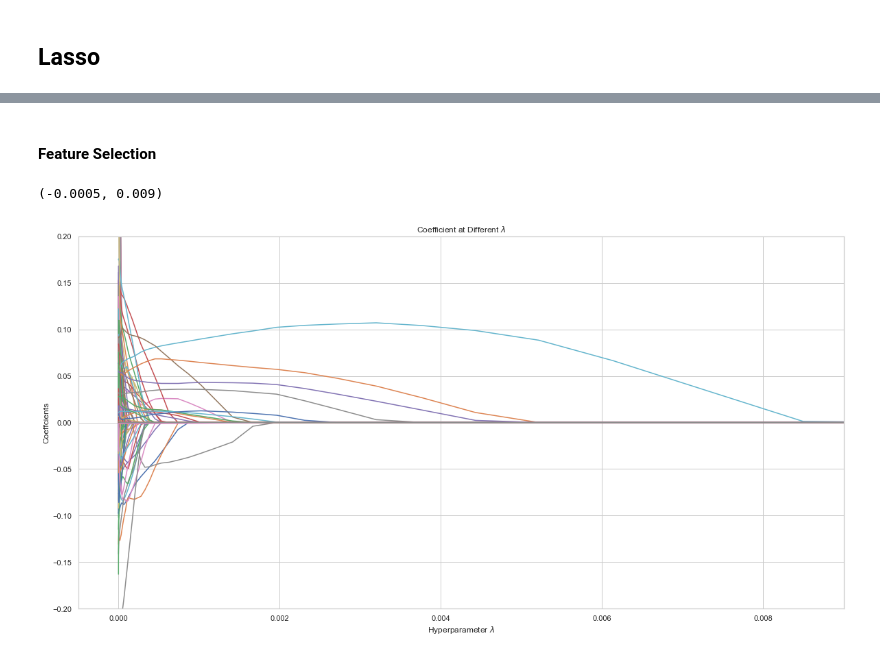
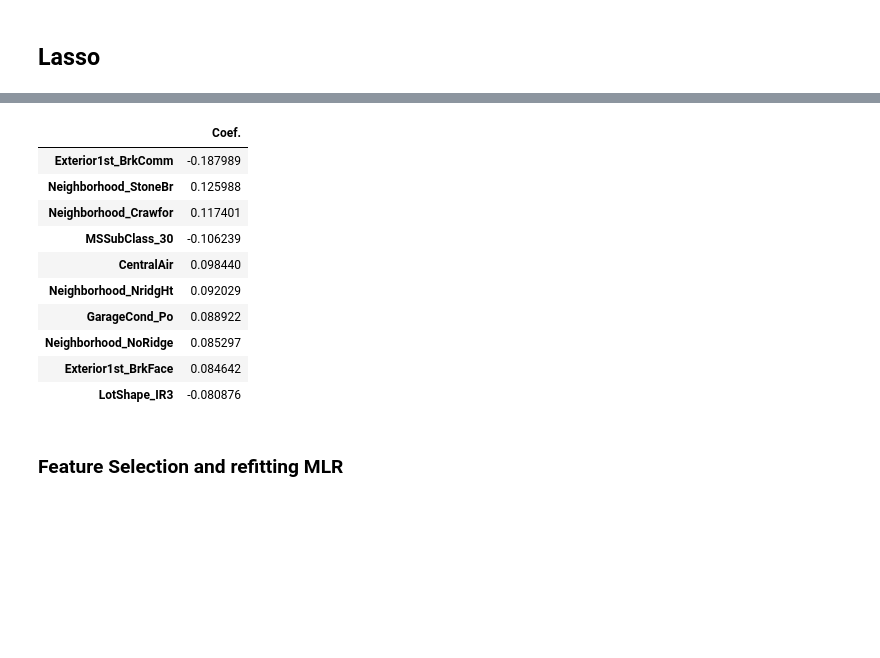
Before and after one commit to mwc201/Housing_Price_Prediction, a Jupyter notebook: ML_Models.ipynb, the cells around one changed output, grey strips where cells are left out. Saved outputs shown, nothing was run; the diff lists cells and outputs as text; code cells hidden in the pictures; blank space fills up the shorter version.

```diff
--- a/ML_Models.ipynb
+++ b/ML_Models.ipynb
@@ -199,0 +200,2 @@ ridgecv_coef.head(10)
+# %%
+lassocv = LassoCV(alphas = alpha_100, normalize = True, cv = 10, max_iter = 10000)
@@ -200,2 +218,19 @@ ridgecv_coef.head(10)
+# %%
+lassocv_coef = pd.DataFrame(lassocv.coef_, index = X.columns).rename(columns = {0:"Coef."})
+lassocv_imp = lassocv_coef[lassocv_coef["Coef."] > 0]
+lassocv_imp = lassocv_coef.reindex(lassocv_coef["Coef."].abs().sort_values(ascending = False).index)
+lassocv_imp.head(10)
+# %% [output]
+|  | Coef. |
+| Exterior1st_BrkComm | -0.187989 |
+| Neighborhood_StoneBr | 0.125988 |
+| Neighborhood_Crawfor | 0.117401 |
+| MSSubClass_30 | -0.106239 |
+| CentralAir | 0.098440 |
+| Neighborhood_NridgHt | 0.092029 |
+| GarageCond_Po | 0.088922 |
+| Neighborhood_NoRidge | 0.085297 |
+| Exterior1st_BrkFace | 0.084642 |
+| LotShape_IR3 | -0.080876 |
 # %% [markdown]
-#### Feature Selection
+### Feature Selection and refitting MLR
@@ -219,12 +236,0 @@ coefs_df = pd.DataFrame(alpha_coefs, index=alpha_lasso, columns = X.columns)
-# %%
-plt.figure(figsize=(20,10))
-for name in coefs_df.columns:
-    plt.plot(coefs_df.index, coefs_df[name], label=name);
-plt.xlabel(r'Hyperparameter $\lambda$')
-plt.ylabel(r'Coeffcients')
-plt.title('Coefficient at Different $\lambda$');
-plt.ylim(-.2,.2)
-plt.xlim(-.0005,.009)
-# %% [output]
-(-0.0005, 0.009)
-[figure, removed]
```
Also changed, not shown: parts of 23 cells of this notebook.
